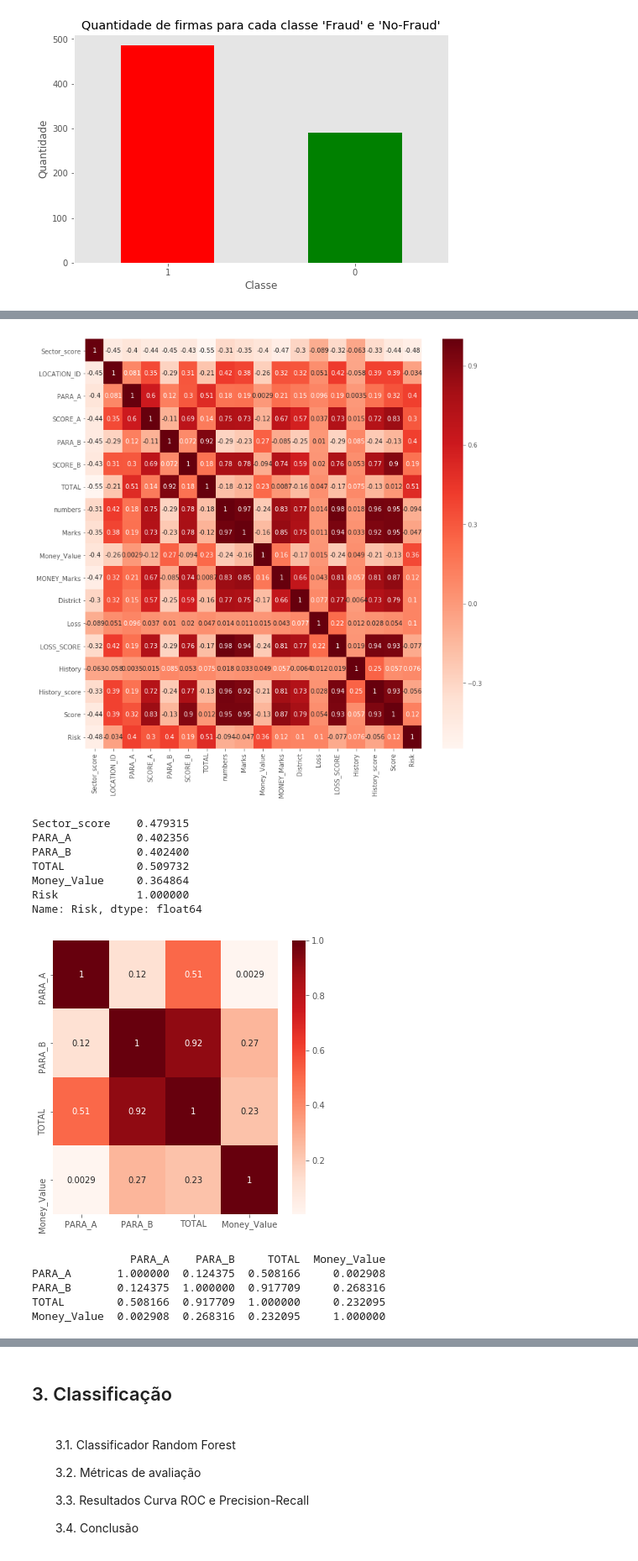
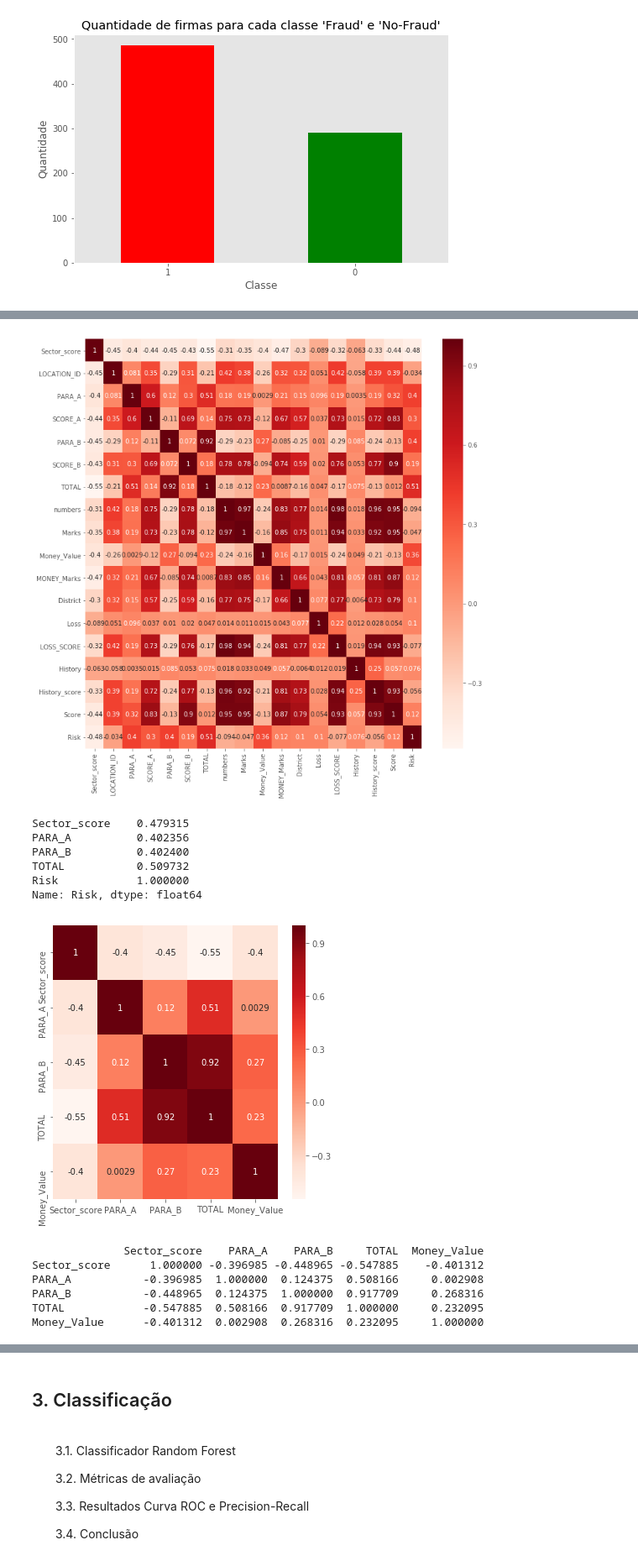
Before and after one commit to KateMorf/audit-data-analysis, a Jupyter notebook: Audit Data Analysis.ipynb, the cells around one changed output, grey strips where cells are left out. Shown: that part at 84% size. Saved outputs shown, nothing was run; the diff lists cells and outputs as text; code cells hidden in the pictures.

```diff
--- a/Audit Data Analysis.ipynb
+++ b/Audit Data Analysis.ipynb
@@ -260,7 +291,7 @@ plt.show()
 cor_target = abs(cor["Risk"])
 
 #Selecting highly correlated features
-relevant_features = cor_target[cor_target>0.3]
+relevant_features = cor_target[cor_target>=0.4]
 relevant_features
 # %% [output]
 [figure]
@@ -268,22 +299,22 @@ Sector_score    0.479315
 PARA_A          0.402356
 PARA_B          0.402400
 TOTAL           0.509732
-Money_Value     0.364864
 Risk            1.000000
 Name: Risk, dtype: float64
 # %%
 # Correlação entre os atributos correlacionados com o atributo classe
 plt.figure(figsize=(6,6))
-sns.heatmap(dataset[["PARA_A","PARA_B","TOTAL","Money_Value"]].corr(), annot=True, cmap=plt.cm.Reds)
+sns.heatmap(dataset[["Sector_score","PARA_A","PARA_B","TOTAL","Money_Value"]].corr(), annot=True, cmap=plt.cm.Reds)
 plt.show()
-print(dataset[["PARA_A","PARA_B","TOTAL","Money_Value"]].corr())
+print(dataset[["Sector_score","PARA_A","PARA_B","TOTAL","Money_Value"]].corr())
 # %% [output]
-[figure, old version]
+[figure, new version]
-               PARA_A    PARA_B     TOTAL  Money_Value
-PARA_A       1.000000  0.124375  0.508166     0.002908
-PARA_B       0.124375  1.000000  0.917709     0.268316
-TOTAL        0.508166  0.917709  1.000000     0.232095
-Money_Value  0.002908  0.268316  0.232095     1.000000
+              Sector_score    PARA_A    PARA_B     TOTAL  Money_Value
+Sector_score      1.000000 -0.396985 -0.448965 -0.547885    -0.401312
+PARA_A           -0.396985  1.000000  0.124375  0.508166     0.002908
+PARA_B           -0.448965  0.124375  1.000000  0.917709     0.268316
+TOTAL            -0.547885  0.508166  0.917709  1.000000     0.232095
+Money_Value      -0.401312  0.002908  0.268316  0.232095     1.000000
 # %%
 # Na seleção de atributos se busca atributos que sejam independentes entre si e muito correlacionados com o atributo
 # classe. Os atributos PARA_A, PARA_B, TOTAL e MONEY_Value possuem forte correlação com o atributo classe 'Risk'
```
Also changed, not shown: parts of 25 cells of this notebook.
